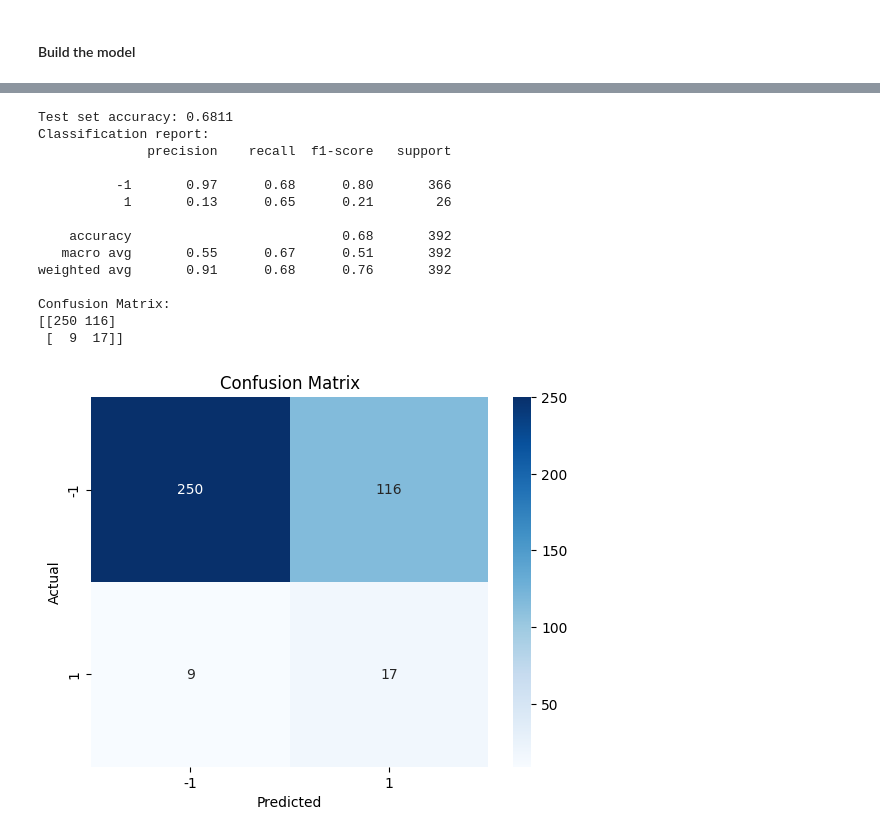
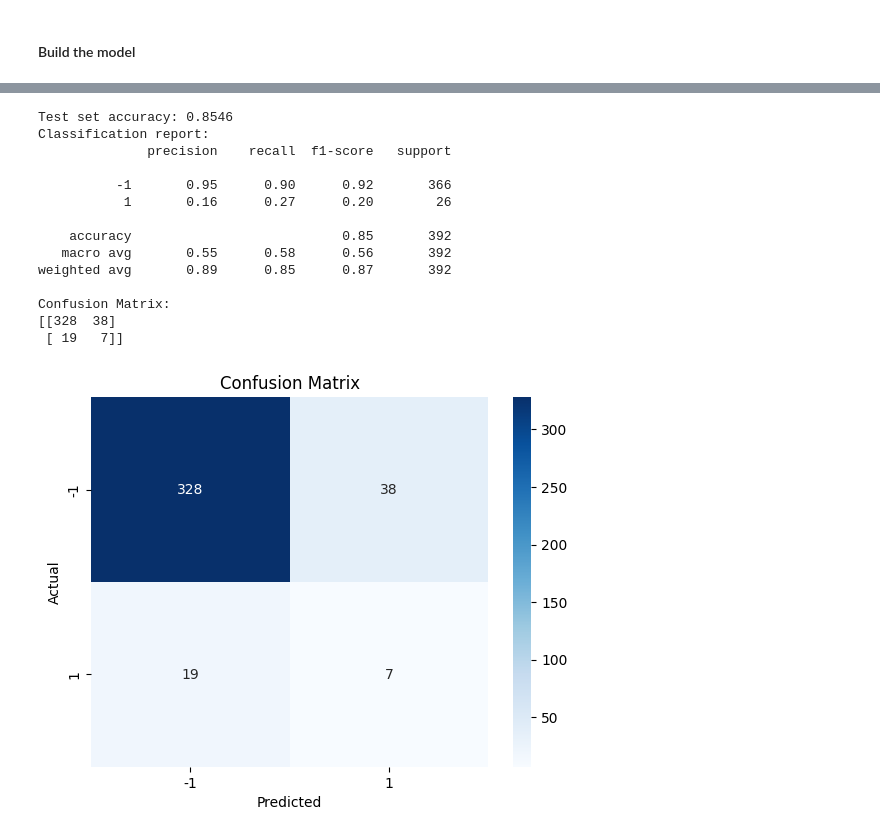
Before and after one commit to HayateSato/SECOM_Project, a Jupyter notebook: secom_file_draft_Majeed_advance1_new2.ipynb, the cells around one changed output, grey strips where cells are left out. Cells and saved outputs as stored; diff of their text form; code cells hidden in the pictures.

Commit message:
features selected with boruta

```diff
--- a/secom_file_draft_Majeed_advance1_new2.ipynb
+++ b/secom_file_draft_Majeed_advance1_new2.ipynb
@@ -861,0 +1010,8 @@ print (X_train_scaled1[1:2, :])
+# %%
+
+# Select the top 30 features
+top_features_30 = feature_df.iloc[:30, 0].values
+
+print("Number of features selected:", len(top_features_30))
+
+print("Top 30 features:", top_features_30)
@@ -861,0 +1026,8 @@ print (X_train_scaled1[1:2, :])
+# %%
+# Get the indices of the top features
+top_feature_indices = [X_train_df2.columns.get_loc(feature) for feature in top_features_30]
+
+# Subset the scaled NumPy array using these indices
+X_train_br = X_train_scaled1[:, top_feature_indices]
+
+print(X_train_br.shape)
@@ -879,5 +1053,5 @@ def balance_dataset(X, y, oversample=True):
 # %%
-# oversample scaled data
-X_train_balanced1, y_train_balanced1 = balance_dataset(X_train_scaled1, y_train)
+# oversample scaled data using 'balance_dataset'
+X_train_balanced1, y_train_balanced1 = balance_dataset(X_train_br, y_train)
 
 #X_train_balanced2, y_train_balanced2 = balance_dataset(X_train_scaled2, y_train)
@@ -1007,21 +1183,0 @@ GaussianNB: 0.5674
-# %%
-# Define a Random Forest model
-rf = RandomForestClassifier()
-
-# Define a parameter grid for tuning
-param_grid = {
-    'n_estimators': [100, 200, 300],
-    'max_depth': [None, 10, 20],
-    'min_samples_split': [2, 5, 10],
-    'min_samples_leaf': [1, 2, 4],
-    'max_features': ['auto', 'sqrt'],
-}
-# Define a GridSearchCV instance
-grid_search = GridSearchCV(estimator=rf, param_grid=param_grid, cv=3, scoring='accuracy', n_jobs=-1)
-
-# Fit the grid search to your data
-grid_search.fit(X_train_balanced1, y_train_balanced1)
-
-# Output the best parameters
-print("Best parameters:", grid_search.best_params_)
-print("Best score:", grid_search.best_score_)
@@ -1145,46 +1229,46 @@ weighted avg       0.87      0.93      0.90       392
 # %%
 # Train the Chosen final model
-final_model2 = KNeighborsClassifier(n_neighbors=105)
+final_model2 = KNeighborsClassifier(n_neighbors=3)
 final_model2.fit(X_train_balanced1, y_train_balanced1)
 
 # Test the model on the test set
-y_pred = final_model2.predict(X_test_scaled1)
+y_pred = final_model2.predict(X_test_br)
 
 test_accuracy = accuracy_score(y_test, y_pred)
 
 print(f"\nTest set accuracy: {test_accuracy:.4f}")
 print("Classification report:")
 print(classification_report(y_test, y_pred))
 
 # Create the confusion matrix
 conf_matrix = confusion_matrix(y_test, y_pred)
 
 # Display the confusion matrix
 print("Confusion Matrix:")
 print(conf_matrix)
 
 # Visualize the confusion matrix
 sns.heatmap(conf_matrix, annot=True, fmt='d', cmap='Blues',
             xticklabels=['-1', '1'], yticklabels=['-1', '1'])
 plt.xlabel('Predicted')
 plt.ylabel('Actual')
 plt.title('Confusion Matrix')
 plt.show()
 # %% [output]
-Test set accuracy: 0.6811
+Test set accuracy: 0.8546
 Classification report:
               precision    recall  f1-score   support
 
-          -1       0.97      0.68      0.80       366
-           1       0.13      0.65      0.21        26
+          -1       0.95      0.90      0.92       366
+           1       0.16      0.27      0.20        26
 
-    accuracy                           0.68       392
-   macro avg       0.55      0.67      0.51       392
-weighted avg       0.91      0.68      0.76       392
+    accuracy                           0.85       392
+   macro avg       0.55      0.58      0.56       392
+weighted avg       0.89      0.85      0.87       392
 
 Confusion Matrix:
-[[250 116]
- [  9  17]]
+[[328  38]
+ [ 19   7]]
-[figure, old version]
+[figure, new version]
 # %%
 # Train the Chosen final model
```
Also changed, not shown: parts of 33 cells of this notebook.
